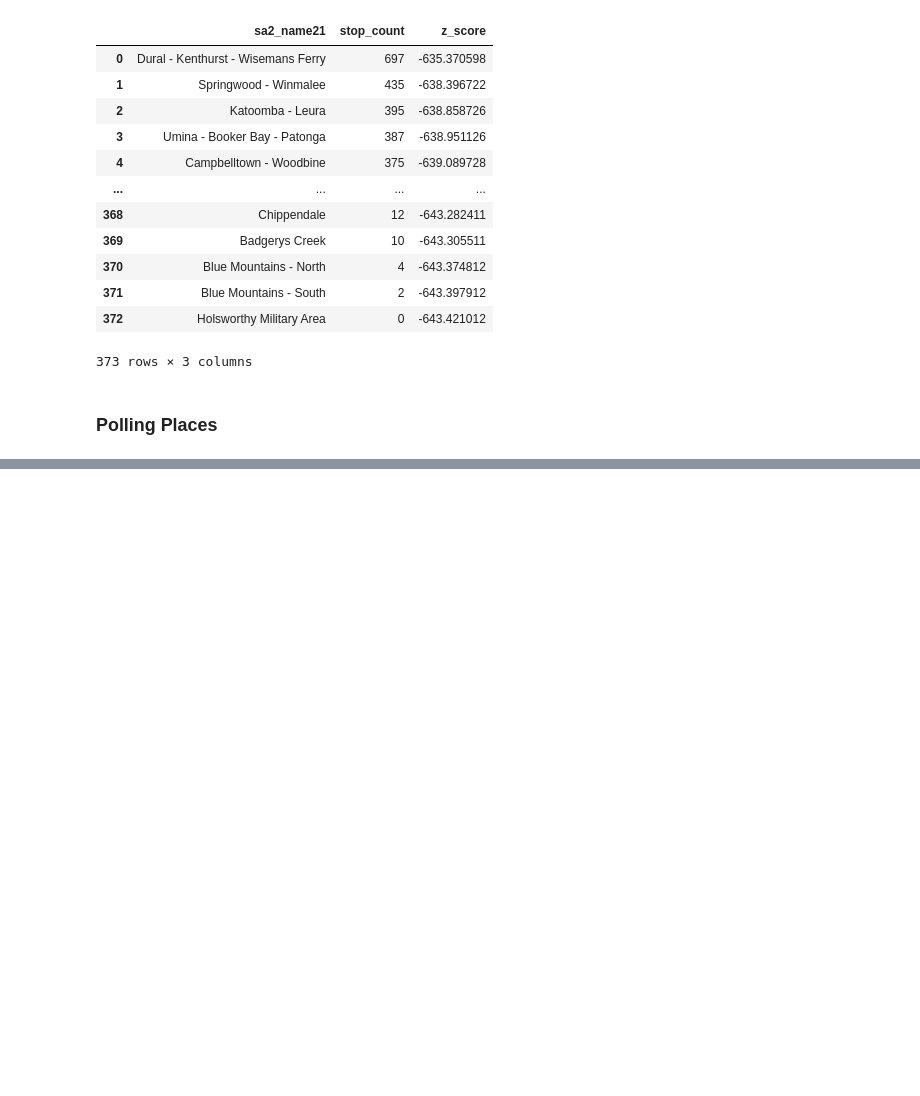
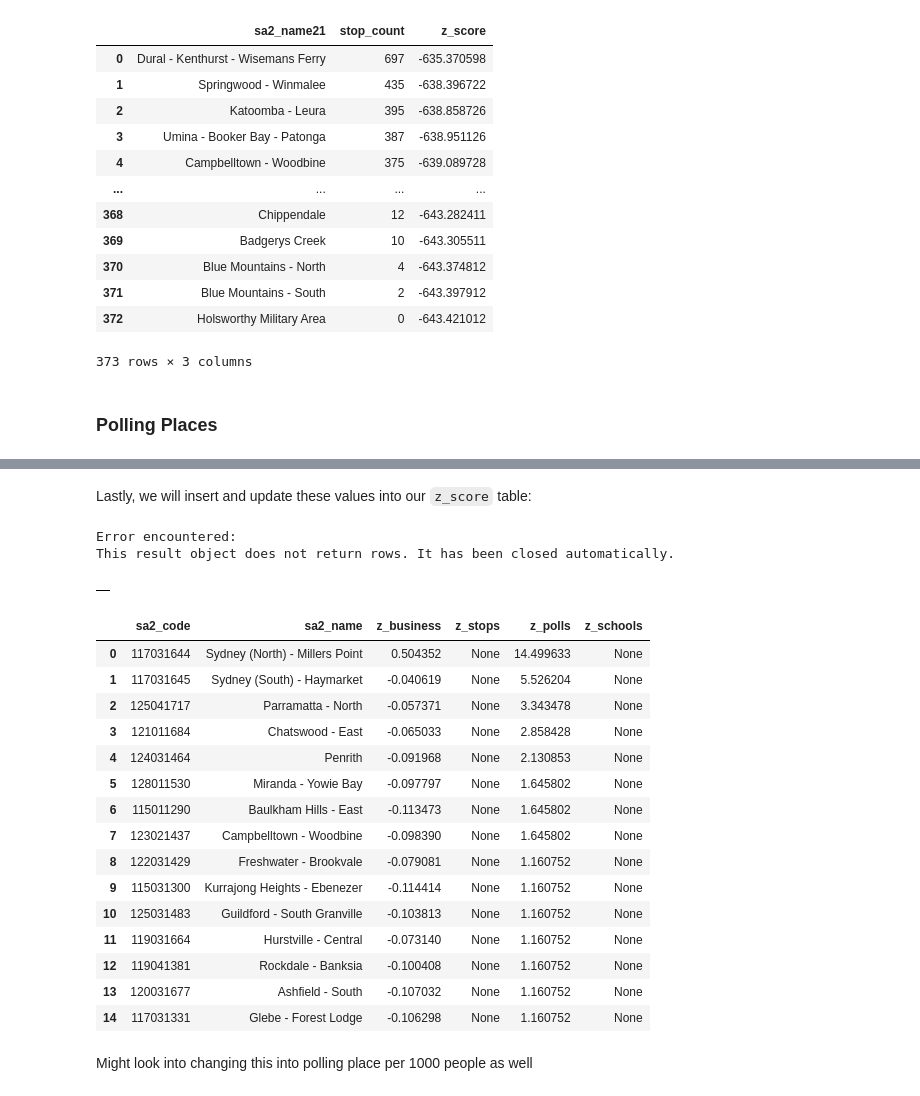
Before and after one commit to infernocadet/greater-sydney-analysis, a Jupyter notebook: Greater Sydney Analysis.ipynb, the cells around one changed output, grey strips where cells are left out. Cells and saved outputs as stored; diff of their text form; code cells hidden in the pictures; blank space fills up the shorter version.

Commit message:
completed polling places

```diff
--- a/Greater Sydney Analysis.ipynb
+++ b/Greater Sydney Analysis.ipynb
@@ -2165,0 +2247,54 @@ So basically, we want to count how many of these polling places reside in a geog
+# %% [markdown]
+Lastly, we will insert and update these values into our `z_score` table:
+# %%
+query(conn, """
+WITH pollcounts AS (
+    SELECT g.sa2_code21, g.sa2_name21, COUNT(p.polling_place_id) AS total_polls
+    FROM greater_sydney_regions g
+    LEFT JOIN polls p ON ST_Contains(g.geom, p.geom)
+    GROUP BY g.sa2_code21, g.sa2_name21
+),
+stats as (
+    SELECT AVG(total_polls) as mean, STDDEV_POP(total_polls) AS stddev
+    FROM pollcounts
+),
+zscores AS (
+SELECT pc.sa2_code21, pc.sa2_name21, pc.total_polls, (pc.total_polls - stat.mean) / stat.stddev AS calculated_z_polls
+FROM pollcounts pc, stats stat
+)
+INSERT INTO z_scores (sa2_code, sa2_name, z_polls)
+SELECT sa2_code21, sa2_name21, calculated_z_polls
+FROM zscores
+ON CONFLICT (sa2_code) DO UPDATE
+SET z_polls = EXCLUDED.z_polls;
+""")
+# %% [output]
+Error encountered:
+This result object does not return rows. It has been closed automatically.
+|  |
+# %%
+query(conn, """
+select *
+from z_scores
+order by z_polls desc
+limit 15;
+""")
+# %% [output]
+|  | sa2_code | sa2_name | z_business | z_stops | z_polls | z_schools |
+| 0 | 117031644 | Sydney (North) - Millers Point | 0.504352 | None | 14.499633 | None |
+| 1 | 117031645 | Sydney (South) - Haymarket | -0.040619 | None | 5.526204 | None |
+| 2 | 125041717 | Parramatta - North | -0.057371 | None | 3.343478 | None |
+| 3 | 121011684 | Chatswood - East | -0.065033 | None | 2.858428 | None |
+| 4 | 124031464 | Penrith | -0.091968 | None | 2.130853 | None |
+| 5 | 128011530 | Miranda - Yowie Bay | -0.097797 | None | 1.645802 | None |
+| 6 | 115011290 | Baulkham Hills - East | -0.113473 | None | 1.645802 | None |
+| 7 | 123021437 | Campbelltown - Woodbine | -0.098390 | None | 1.645802 | None |
+| 8 | 122031429 | Freshwater - Brookvale | -0.079081 | None | 1.160752 | None |
+| 9 | 115031300 | Kurrajong Heights - Ebenezer | -0.114414 | None | 1.160752 | None |
+| 10 | 125031483 | Guildford - South Granville | -0.103813 | None | 1.160752 | None |
+| 11 | 119031664 | Hurstville - Central | -0.073140 | None | 1.160752 | None |
+| 12 | 119041381 | Rockdale - Banksia | -0.100408 | None | 1.160752 | None |
+| 13 | 120031677 | Ashfield - South | -0.107032 | None | 1.160752 | None |
+| 14 | 117031331 | Glebe - Forest Lodge | -0.106298 | None | 1.160752 | None |
+# %% [markdown]
+Might look into changing this into polling place per 1000 people as well
```
Also changed, not shown: parts of 24 cells of this notebook.
